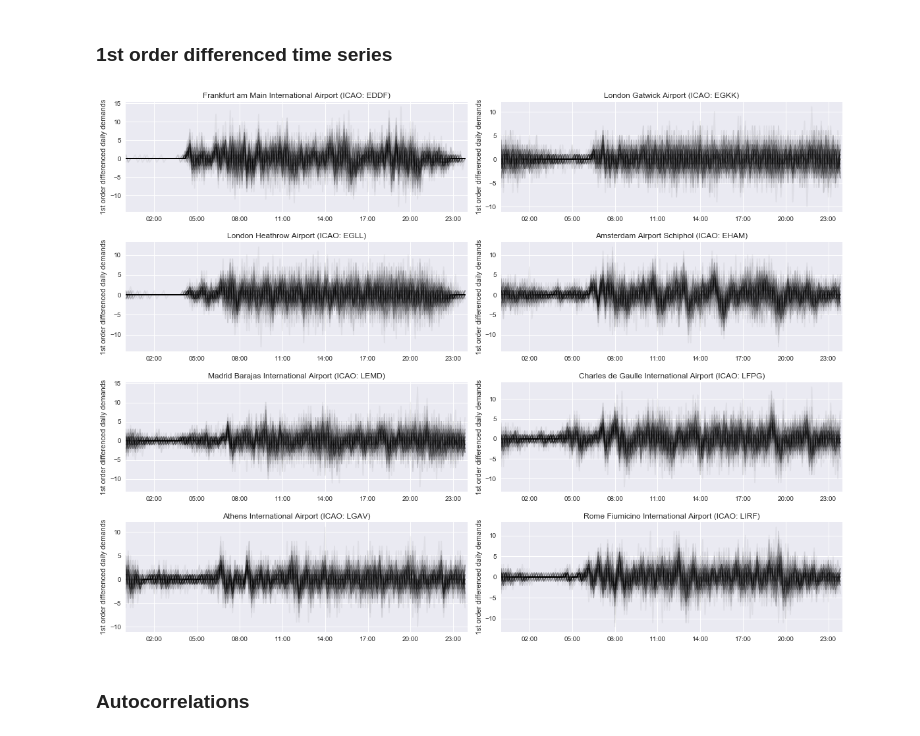
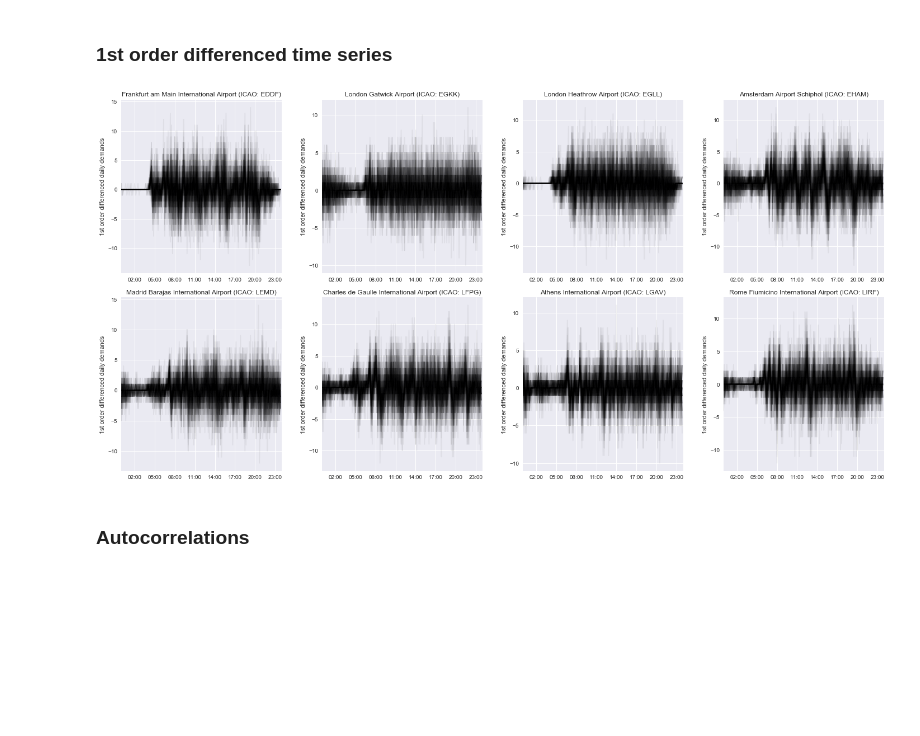
Before and after one commit to clancia/air-traffic-data-driven-modelling, a Jupyter notebook: air_traffic_analysis.ipynb, the cells around one changed output. Cells and saved outputs as stored; diff of their text form; code cells hidden in the pictures; blank space fills up the shorter version.

```diff
--- a/air_traffic_analysis.ipynb
+++ b/air_traffic_analysis.ipynb
@@ -69,7 +71,7 @@ zval = stats.norm.ppf(1-ALPHA/2)
 NPERIODS = 24*60/INTERVAL
 # number of bins in a day
 # %%
-dd = atddm.load(subset=CODES)
+dd = load(subset=CODES)
 # load data in a dictionary indexed by ICAO codes of arrival airport
 # items are DataFrames
 m3_bin = {}
@@ -158,7 +160,7 @@ fc
 ### Average daily demand
 # %%
 YMAX = 13 # upper limit of the y-scale
-f, axes = plt.subplots(nairp//2, 2, sharex=True, sharey=False)
+f, axes = plt.subplots(2, nairp//2, sharex=True, sharey=True)
 for ax, code in zip(axes.flatten(), CODES):
     df = daily[code] # DataFrame of daily arrivals
     # AVERAGE ARRIVALS
@@ -189,7 +191,7 @@ for ax in axes[-1]:
     for tick in ax.get_xticklabels():
         tick.set_rotation(30)
 
-f.set_size_inches(2*nairp, 1.5*nairp)
+f.set_size_inches(20,10)
 f.tight_layout()
 f.savefig(os.path.join(IMGFLDR, 'AvgArrivals.png'), dpi=300, bbox_inches='tight')
 plt.show()
@@ -427,41 +429,41 @@ fitted_values
 # %% [markdown]
 ### 1st order differenced time series
 # %%
-f, axes = plt.subplots(nairp//2, 2, sharey=False)
+f, axes = plt.subplots(2, nairp//2, sharey=False)
 for ax, code in zip(axes.flatten(), CODES):
     ts = m3_bin[code].fillna(0)
     # get the aggregated time series of observed number of arrivals
     ts = ts.diff().dropna()
     # take first-order differences and drop the first element
     freq = 60*ts.index.freq.delta.components.hours +\
         ts.index.freq.delta.components.minutes
     day0 = ts.index[0]
     # this is the first time interval in the Index of ts
     days = int(len(ts)/(24*60/freq))
     begdays = [day0 + pd.Timedelta(i, 'D') for i in range(0, days)]
     # the first time interval of periods of 24 hours
     enddays = [d + pd.Timedelta(1, 'D') - pd.Timedelta(INTERVAL, 'm')
                for d in begdays]
     # last time interval in these periods of 24 hours
     for bd, ed in zip(begdays, enddays):
         ax.plot(range(24*60//freq), ts.loc[bd:ed], color='k', alpha=0.05)
         # slice ts on the periods of 24 hours defined above
         # and plot with very light transparency
     times = [time(i, j).strftime('%H:%M') for i in range(24)
              for j in range(0, 60, freq)]
     xticks = [(2+3*i)*60//freq for i in range(8)]
     ax.set_xlim(0, 24*60//freq)
     ax.set_xticks(xticks)
     ax.set_xticklabels([times[i] for i in xticks])
     ax.set_ylabel('1st order differenced daily demands')
     ax.set_title('{:s} (ICAO: {:s})'.format(AIRPORTS[code], code))
 
-f.set_size_inches(2*nairp, 1.5*nairp)
+f.set_size_inches(20,10)
 f.tight_layout()
 f.savefig(os.path.join(IMGFLDR, 'DailyDemand.png'), dpi=300, bbox_inches='tight')
 plt.show()
 # %% [output]
-[figure, old version]
+[figure, new version]
 # %% [markdown]
 ### Autocorrelations
 # %%
```
Also changed, not shown: parts of 47 cells of this notebook, 16 other files.
